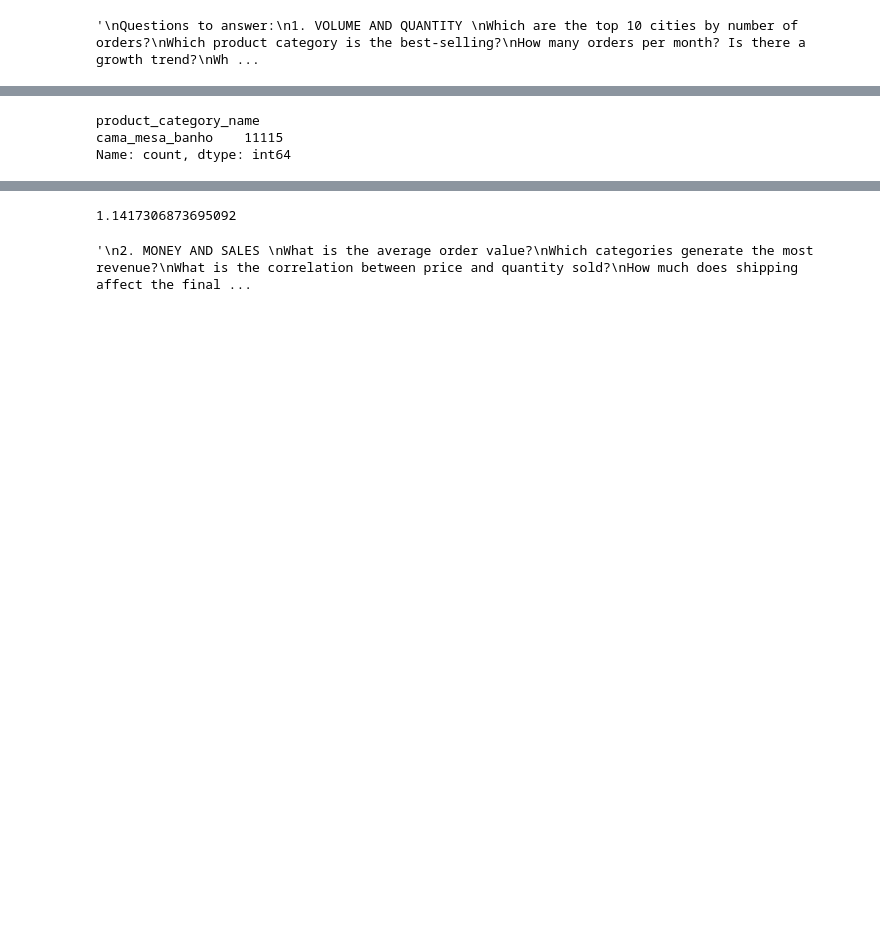
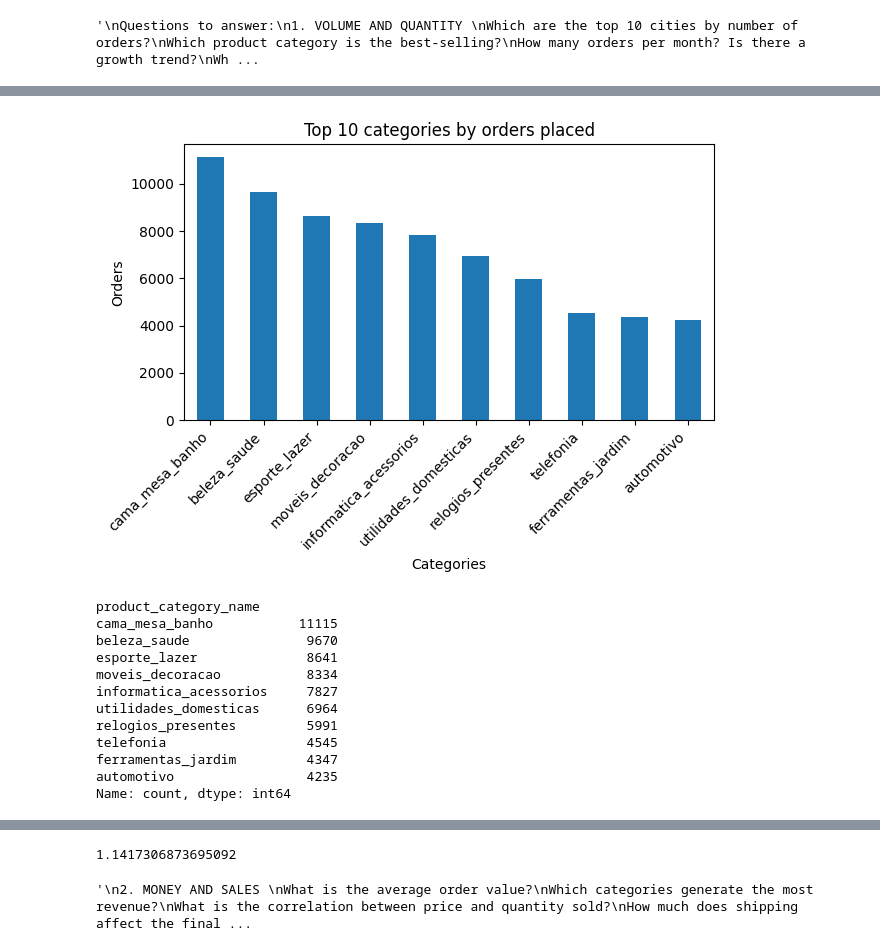
Before and after one commit to CrazySlots/data-engineering-portfolio, a Jupyter notebook: 01_data_exploration/proyecto_1_datasets.ipynb, the cells around one changed output, grey strips where cells are left out. Drawn from its saved outputs; the diff is of its cells as text; code cells hidden in the pictures; blank space fills up the shorter version.

```diff
--- a/01_data_exploration/proyecto_1_datasets.ipynb
+++ b/01_data_exploration/proyecto_1_datasets.ipynb
@@ -49,13 +58,30 @@ Name: count, dtype: int64
 # %%
 #Which product category is the best-selling?
 #Joining Orders DataFrame, OrderItems DataFrame, Products Info DataFrame
 df_orders_items_info=df_orders.merge(df_order_items,how='left',on='order_id')\
                         .merge(df_products,how='left', on='product_id' )
-best_product=df_orders_items_info['product_category_name'].value_counts().head(1)
+best_product=df_orders_items_info['product_category_name'].value_counts().head(10)
+best_product.plot(kind='bar')
+plt.title('Top 10 categories by orders placed')
+plt.xlabel('Categories')
+plt.ylabel('Orders')
+plt.xticks(rotation=45, ha='right')  # Rotates city names so they don't overlap
+plt.tight_layout()
+plt.show()
 print(best_product)
 # %% [output]
+[figure, added]
 product_category_name
-cama_mesa_banho    11115
+cama_mesa_banho           11115
+beleza_saude               9670
+esporte_lazer              8641
+moveis_decoracao           8334
+informatica_acessorios     7827
+utilidades_domesticas      6964
+relogios_presentes         5991
+telefonia                  4545
+ferramentas_jardim         4347
+automotivo                 4235
 Name: count, dtype: int64
 # %%
 #How many orders per month? Is there a growth trend?
```
Also changed, not shown: parts of 17 cells of this notebook.
